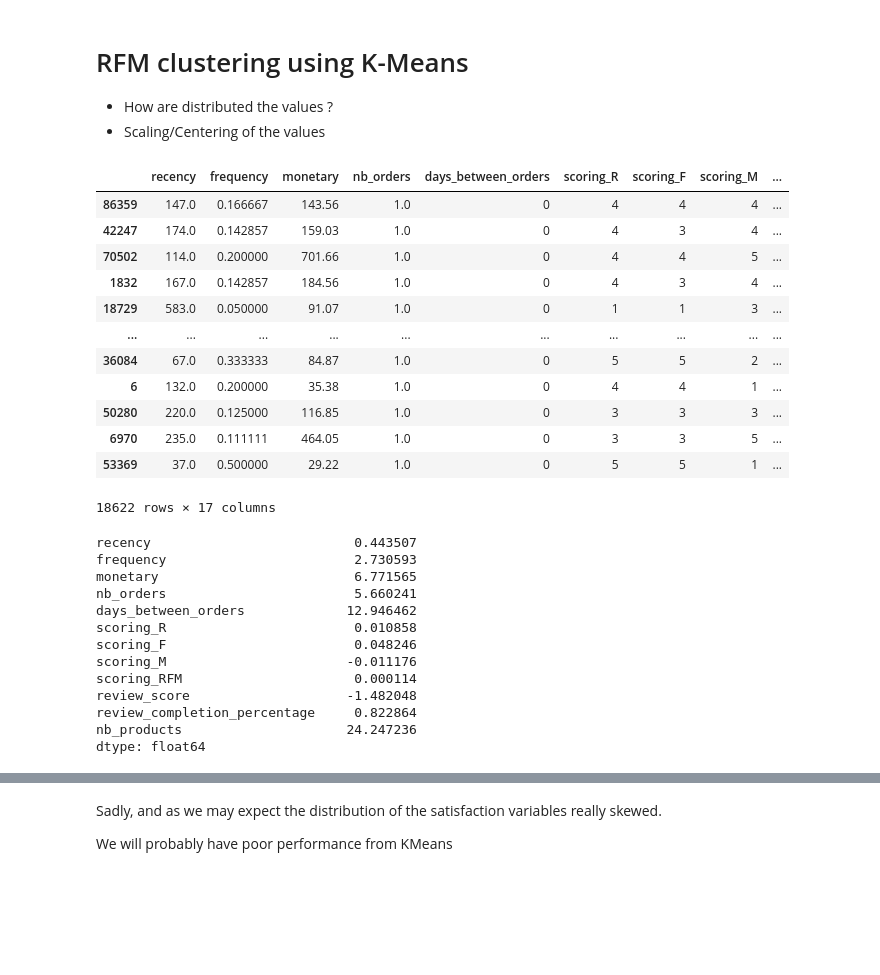
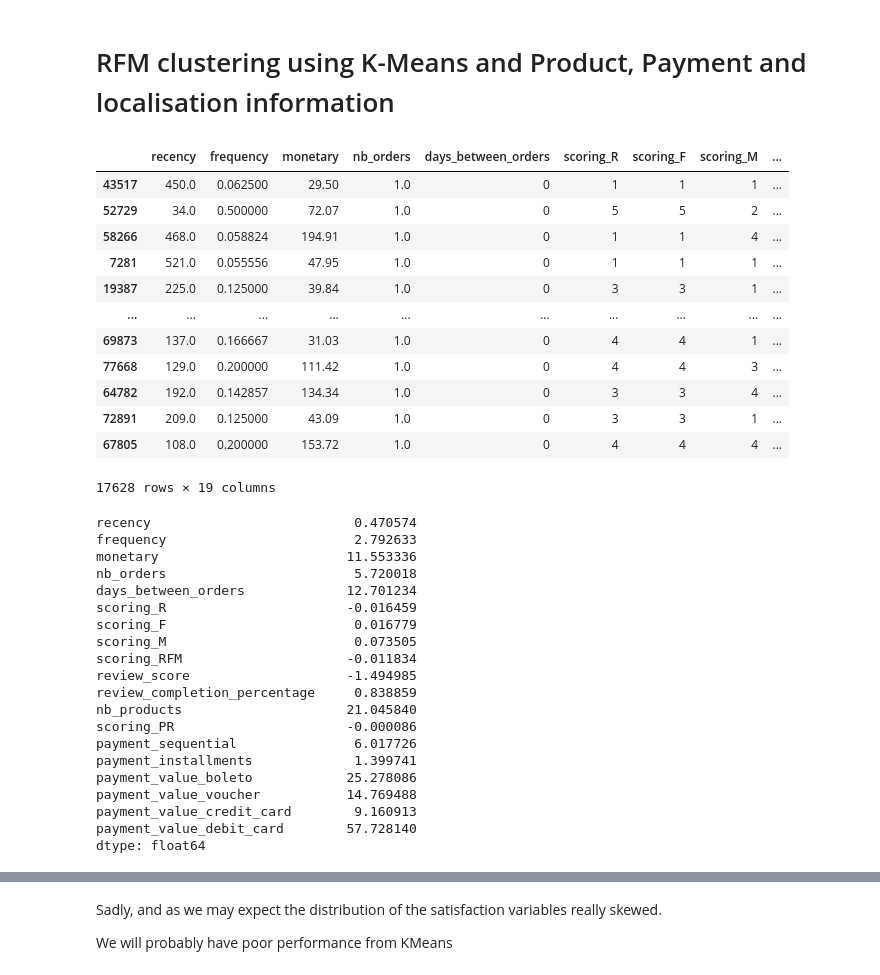
Before and after one commit to mickaelandrieu/unsupervised-ecommerce-clustering, a Jupyter notebook: notebooks/modelisations/RFMSPPL/KMeans.ipynb, the cells around one changed output, grey strips where cells are left out. Cells and saved outputs as stored; diff of their text form; code cells hidden in the pictures; blank space fills up the shorter version.

```diff
--- a/notebooks/modelisations/RFMSPPL/KMeans.ipynb
+++ b/notebooks/modelisations/RFMSPPL/KMeans.ipynb
@@ -1,50 +1,54 @@
-# %% [markdown]
-# RFM clustering using K-Means
-
-* How are distributed the values ?
-* Scaling/Centering of the values
+# %% [markdown]
+# RFM clustering using K-Means and Product, Payment and localisation information
 # %%
 import pandas as pd
 from sklearn.model_selection import train_test_split
 
 rfmsppl = pd.read_csv("./../../../output/rfmsppl.csv")
-rfmsppl.drop(columns=["first_order", "last_order"], inplace=True)
-rfmsppl.customer_zip_code_prefix = rfmsppl.customer_zip_code_prefix.astype("object")
+rfmsppl.drop(columns=['customer_zip_code_prefix'], inplace=True)
+rfmsppl = rfmsppl[rfmsppl.select_dtypes(exclude=['object', 'category', 'datetime64']).columns]
 y = rfmsppl["review_score"]
 
 X_train, X_test, y_train, y_test = train_test_split(
     rfmsppl, y, test_size=0.2, random_state=42, stratify=y
 )
 rfmsppl = X_test
 
 rfmsppl
 # %% [output]
 |  | recency | frequency | monetary | nb_orders | days_between_orders | scoring_R | scoring_F | scoring_M | ... |
-| 86359 | 147.0 | 0.166667 | 143.56 | 1.0 | 0 | 4 | 4 | 4 | ... |
-| 42247 | 174.0 | 0.142857 | 159.03 | 1.0 | 0 | 4 | 3 | 4 | ... |
-| 70502 | 114.0 | 0.200000 | 701.66 | 1.0 | 0 | 4 | 4 | 5 | ... |
-| 1832 | 167.0 | 0.142857 | 184.56 | 1.0 | 0 | 4 | 3 | 4 | ... |
-| 18729 | 583.0 | 0.050000 | 91.07 | 1.0 | 0 | 1 | 1 | 3 | ... |
+| 43517 | 450.0 | 0.062500 | 29.50 | 1.0 | 0 | 1 | 1 | 1 | ... |
+| 52729 | 34.0 | 0.500000 | 72.07 | 1.0 | 0 | 5 | 5 | 2 | ... |
+| 58266 | 468.0 | 0.058824 | 194.91 | 1.0 | 0 | 1 | 1 | 4 | ... |
+| 7281 | 521.0 | 0.055556 | 47.95 | 1.0 | 0 | 1 | 1 | 1 | ... |
+| 19387 | 225.0 | 0.125000 | 39.84 | 1.0 | 0 | 3 | 3 | 1 | ... |
 | ... | ... | ... | ... | ... | ... | ... | ... | ... | ... |
-| 36084 | 67.0 | 0.333333 | 84.87 | 1.0 | 0 | 5 | 5 | 2 | ... |
-| 6 | 132.0 | 0.200000 | 35.38 | 1.0 | 0 | 4 | 4 | 1 | ... |
-| 50280 | 220.0 | 0.125000 | 116.85 | 1.0 | 0 | 3 | 3 | 3 | ... |
-| 6970 | 235.0 | 0.111111 | 464.05 | 1.0 | 0 | 3 | 3 | 5 | ... |
-| 53369 | 37.0 | 0.500000 | 29.22 | 1.0 | 0 | 5 | 5 | 1 | ... |
+| 69873 | 137.0 | 0.166667 | 31.03 | 1.0 | 0 | 4 | 4 | 1 | ... |
+| 77668 | 129.0 | 0.200000 | 111.42 | 1.0 | 0 | 4 | 4 | 3 | ... |
+| 64782 | 192.0 | 0.142857 | 134.34 | 1.0 | 0 | 3 | 3 | 4 | ... |
+| 72891 | 209.0 | 0.125000 | 43.09 | 1.0 | 0 | 3 | 3 | 1 | ... |
+| 67805 | 108.0 | 0.200000 | 153.72 | 1.0 | 0 | 4 | 4 | 4 | ... |
-18622 rows × 17 columns
+17628 rows × 19 columns
 # %%
 rfmsppl.skew(numeric_only=True)
 # %% [output]
-recency                          0.443507
-frequency                        2.730593
-monetary                         6.771565
-nb_orders                        5.660241
-days_between_orders             12.946462
-scoring_R                        0.010858
-scoring_F                        0.048246
-scoring_M                       -0.011176
-scoring_RFM                      0.000114
-review_score                    -1.482048
-review_completion_percentage     0.822864
-nb_products                     24.247236
+recency                          0.470574
+frequency                        2.792633
+monetary                        11.553336
+nb_orders                        5.720018
+days_between_orders             12.701234
+scoring_R                       -0.016459
+scoring_F                        0.016779
+scoring_M                        0.073505
+scoring_RFM                     -0.011834
+review_score                    -1.494985
+review_completion_percentage     0.838859
+nb_products                     21.045840
+scoring_PR                      -0.000086
+payment_sequential               6.017726
+payment_installments             1.399741
+payment_value_boleto            25.278086
+payment_value_voucher           14.769488
+payment_value_credit_card        9.160913
+payment_value_debit_card        57.728140
 dtype: float64
```
Also changed, not shown: parts of 13 cells of this notebook, 4 other files.
